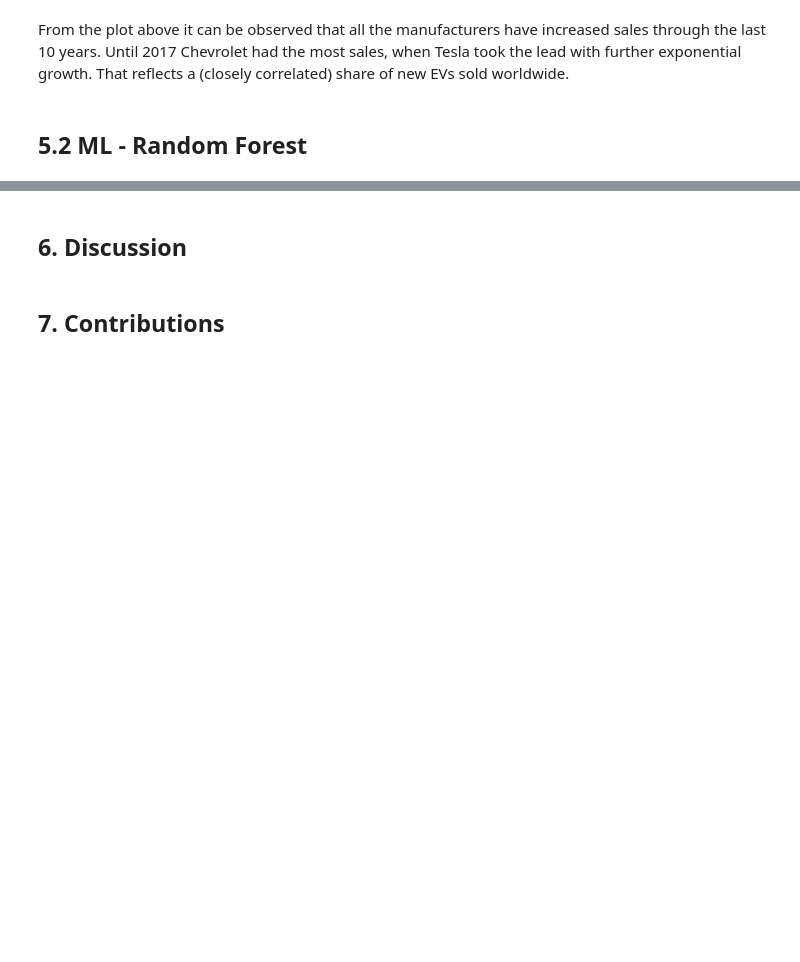
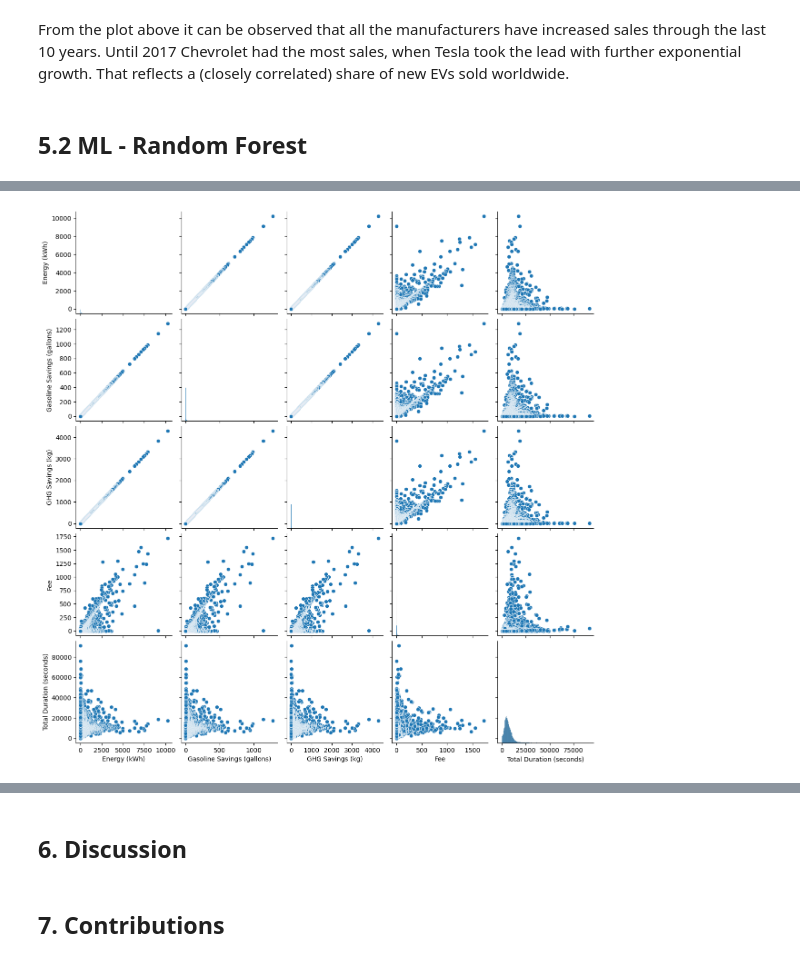
Before and after one commit to AndroCrunch/EV_Availability_G23, a Jupyter notebook: analysis3_andro.ipynb, the cells around one changed output, grey strips where cells are left out. Saved outputs shown, nothing was run; the diff lists cells and outputs as text; code cells hidden in the pictures; blank space fills up the shorter version.

```diff
--- a/analysis3_andro.ipynb
+++ b/analysis3_andro.ipynb
@@ -353,0 +374,8 @@ RMSE for All Stations: 128.9409593573127
+# %%
+### Data loading
+data_cleaned = pd.read_csv('data/data_cleaned.csv')
+data_cleaned['Start Date'] = pd.to_datetime(data_cleaned['Start Date'], errors='coerce')
+data_cleaned['End Date'] = pd.to_datetime(data_cleaned['End Date'], errors='coerce')
+data_cleaned['Transaction Date (Pacific Time)'] = pd.to_datetime(data_cleaned['Transaction Date (Pacific Time)'], errors='coerce')
+data_cleaned['Total Duration (hh:mm:ss)'] = pd.to_timedelta(data_cleaned['Total Duration (hh:mm:ss)'])
+data_cleaned['Charging Time (hh:mm:ss)'] = pd.to_timedelta(data_cleaned['Charging Time (hh:mm:ss)'])
@@ -353,0 +658,16 @@ RMSE for All Stations: 128.9409593573127
+# %%
+sums = data_cleaned.groupby('User ID')[['Energy (kWh)', 'Gasoline Savings (gallons)', 'GHG Savings (kg)', 'Fee']].sum()
+
+data_cleaned['Total Duration (hh:mm:ss)'] = pd.to_timedelta(data_cleaned['Total Duration (hh:mm:ss)'])
+means = data_cleaned.groupby('User ID')['Total Duration (hh:mm:ss)'].mean()
+
+result = pd.concat([sums, means], axis=1)
+result_sorted = result.sort_values(by=['Energy (kWh)', 'Gasoline Savings (gallons)', 'Total Duration (hh:mm:ss)'],  ascending=False)
+# %%
+result_sorted['Total Duration (seconds)'] = result_sorted['Total Duration (hh:mm:ss)'].dt.total_seconds()
+
+# Create the pairplot
+sns.pairplot(result_sorted)
+plt.show()
+# %% [output]
+[figure, added]
```
Also changed, not shown: parts of 20 cells of this notebook, 1 other file.
